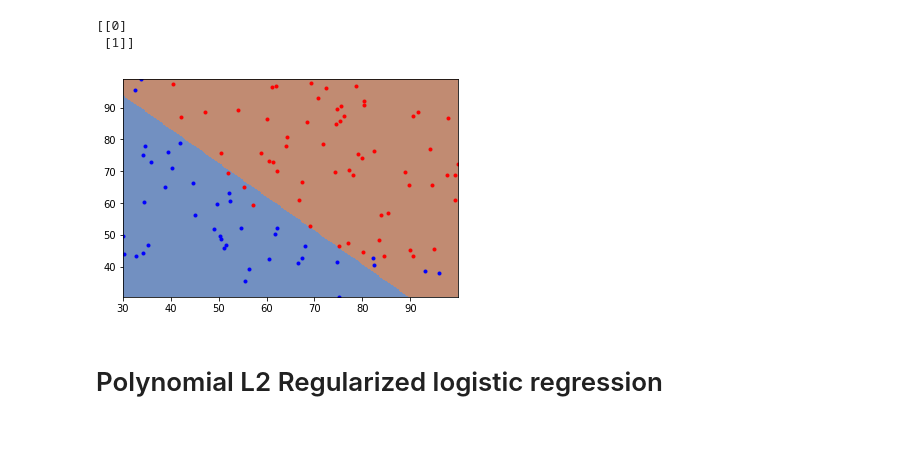
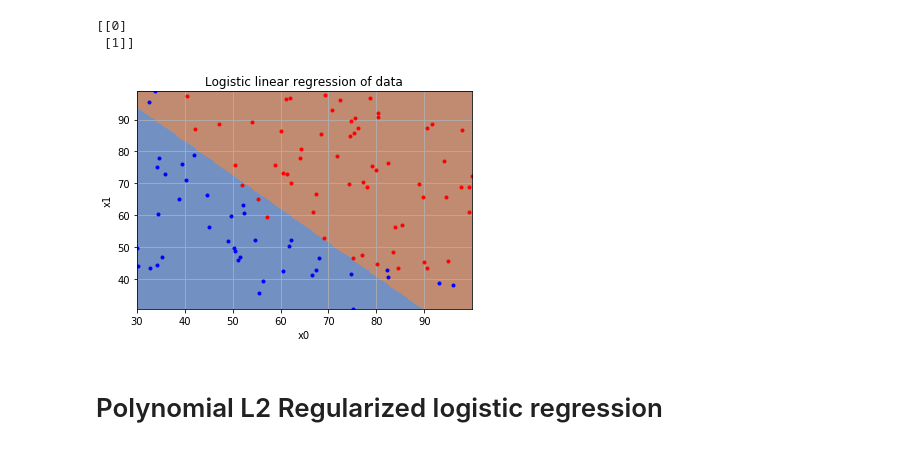
Before and after one commit to finnthedawg/ml_regressions, a Jupyter notebook: Linear regression.ipynb, the cells around one changed output. Saved outputs shown, nothing was run; the diff lists cells and outputs as text; code cells hidden in the pictures.

```diff
--- a/Linear regression.ipynb
+++ b/Linear regression.ipynb
@@ -161,20 +174,24 @@ print(yHat)
 # %%
 #Visualize the data
 #Refrenced HansonML
 x0 = np.linspace(X[:,0].min(0),X[:,0].max(0), num = 200)
 x1 = np.linspace(X[:,1].min(0),X[:,1].max(0), num = 200)
 x0, x1 = np.meshgrid(x0, x1)
 X_test = np.c_[np.ones((x0.ravel().shape[0],1)),x0.ravel(), x1.ravel()]
 yHat = vthreshold(vsigmoid(X_test.dot(theta)))
 yHat = yHat.reshape(x0.shape)
 plt.contourf(x0,x1,yHat,cmap=mpl.colors.ListedColormap(['#7290c1', '#c18b72']))
 for i in range(X.shape[0]):
     if(y[i] == 0):
         plt.plot(X[i,0], X[i,1], 'b.') #Blue
     elif(y[i] == 1):
         plt.plot(X[i,0], X[i,1], 'r.') #Red
+plt.title("Logistic linear regression of data")
+plt.xlabel("x0")
+plt.ylabel("x1")
+plt.grid()
 plt.show()
 # %% [output]
-[figure, old version]
+[figure, new version]
 # %% [markdown]
 # Polynomial L2 Regularized logistic regression
```
Also changed, not shown: parts of 10 cells of this notebook.
